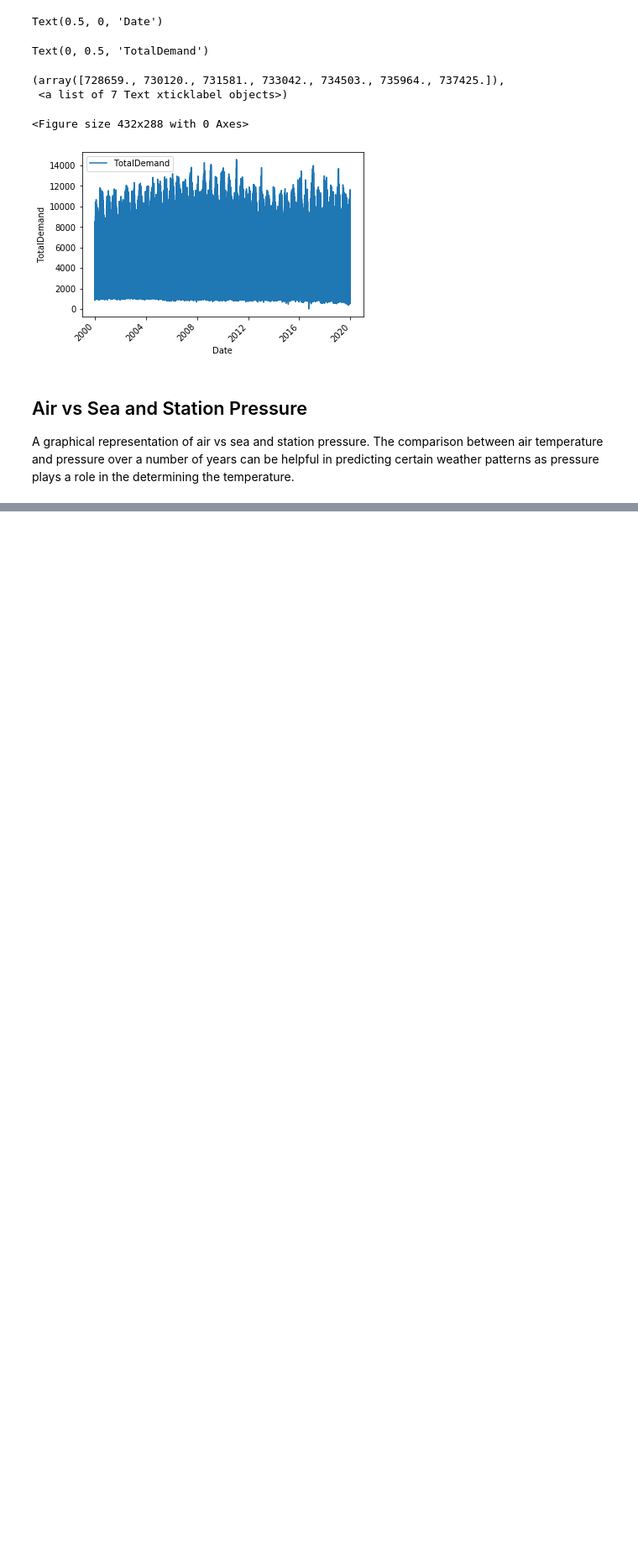
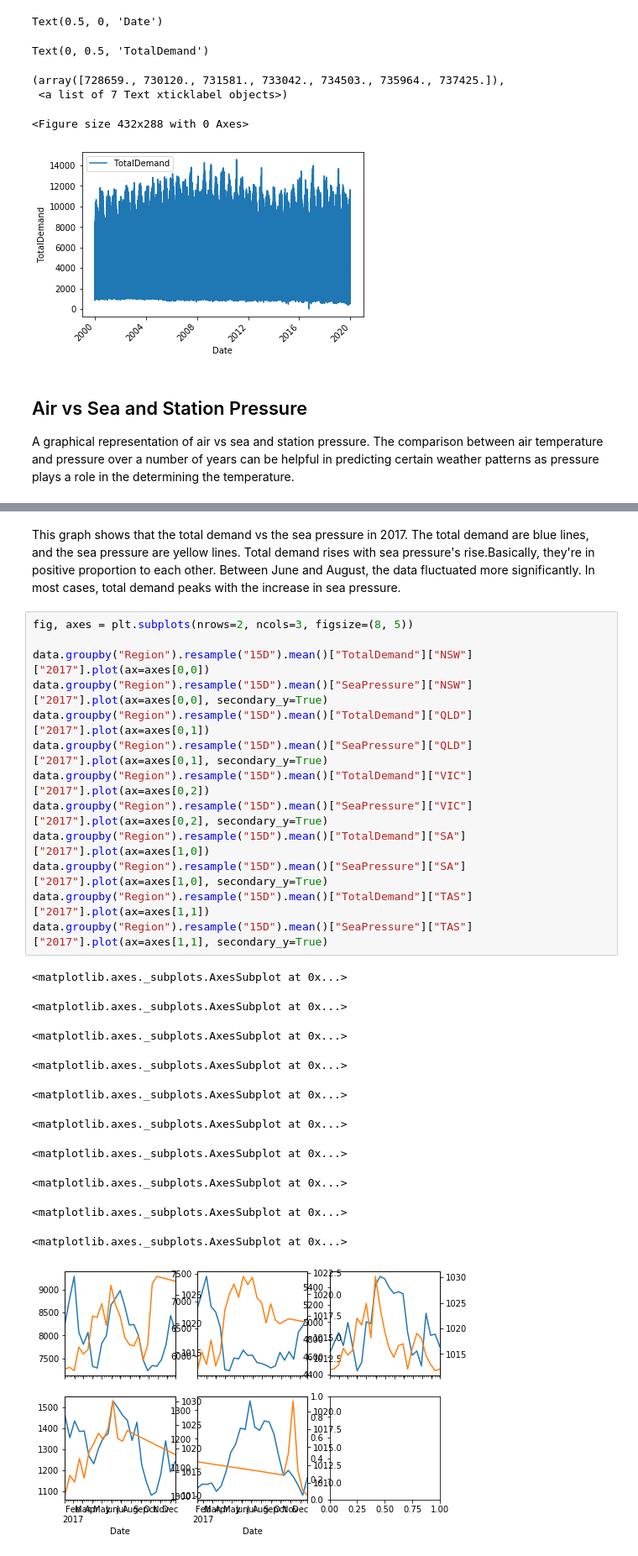
Before and after one commit to KamWithK/Temp2Enrgy, a Jupyter notebook: src/Graphs and Stats.ipynb, the cells around one changed output, grey strips where cells are left out. Shown: that part at 84% size. Saved outputs shown, nothing was run; the diff lists cells and outputs as text; blank space fills up the shorter version.

```diff
--- a/src/Graphs and Stats.ipynb
+++ b/src/Graphs and Stats.ipynb
@@ -137,0 +170,31 @@ plt.show()
+# %% [markdown]
+This graph shows that the total demand vs the sea pressure in 2017.
+The total demand are blue lines, and the sea pressure are yellow lines.
+Total demand rises with sea pressure's rise.Basically, they're in positive proportion to each other.
+Between June and August, the data fluctuated more significantly.
+In most cases, total demand peaks with the increase in sea pressure.
+# %%
+fig, axes = plt.subplots(nrows=2, ncols=3, figsize=(8, 5))
+
+data.groupby("Region").resample("15D").mean()["TotalDemand"]["NSW"]["2017"].plot(ax=axes[0,0])
+data.groupby("Region").resample("15D").mean()["SeaPressure"]["NSW"]["2017"].plot(ax=axes[0,0], secondary_y=True)
+data.groupby("Region").resample("15D").mean()["TotalDemand"]["QLD"]["2017"].plot(ax=axes[0,1])
+data.groupby("Region").resample("15D").mean()["SeaPressure"]["QLD"]["2017"].plot(ax=axes[0,1], secondary_y=True)
+data.groupby("Region").resample("15D").mean()["TotalDemand"]["VIC"]["2017"].plot(ax=axes[0,2])
+data.groupby("Region").resample("15D").mean()["SeaPressure"]["VIC"]["2017"].plot(ax=axes[0,2], secondary_y=True)
+data.groupby("Region").resample("15D").mean()["TotalDemand"]["SA"]["2017"].plot(ax=axes[1,0])
+data.groupby("Region").resample("15D").mean()["SeaPressure"]["SA"]["2017"].plot(ax=axes[1,0], secondary_y=True)
+data.groupby("Region").resample("15D").mean()["TotalDemand"]["TAS"]["2017"].plot(ax=axes[1,1])
+data.groupby("Region").resample("15D").mean()["SeaPressure"]["TAS"]["2017"].plot(ax=axes[1,1], secondary_y=True)
+# %% [output]
+<matplotlib.axes._subplots.AxesSubplot at 0x...>
+<matplotlib.axes._subplots.AxesSubplot at 0x...>
+<matplotlib.axes._subplots.AxesSubplot at 0x...>
+<matplotlib.axes._subplots.AxesSubplot at 0x...>
+<matplotlib.axes._subplots.AxesSubplot at 0x...>
+<matplotlib.axes._subplots.AxesSubplot at 0x...>
+<matplotlib.axes._subplots.AxesSubplot at 0x...>
+<matplotlib.axes._subplots.AxesSubplot at 0x...>
+<matplotlib.axes._subplots.AxesSubplot at 0x...>
+<matplotlib.axes._subplots.AxesSubplot at 0x...>
+[figure, added]
```
Also changed, not shown: parts of 18 cells of this notebook.
